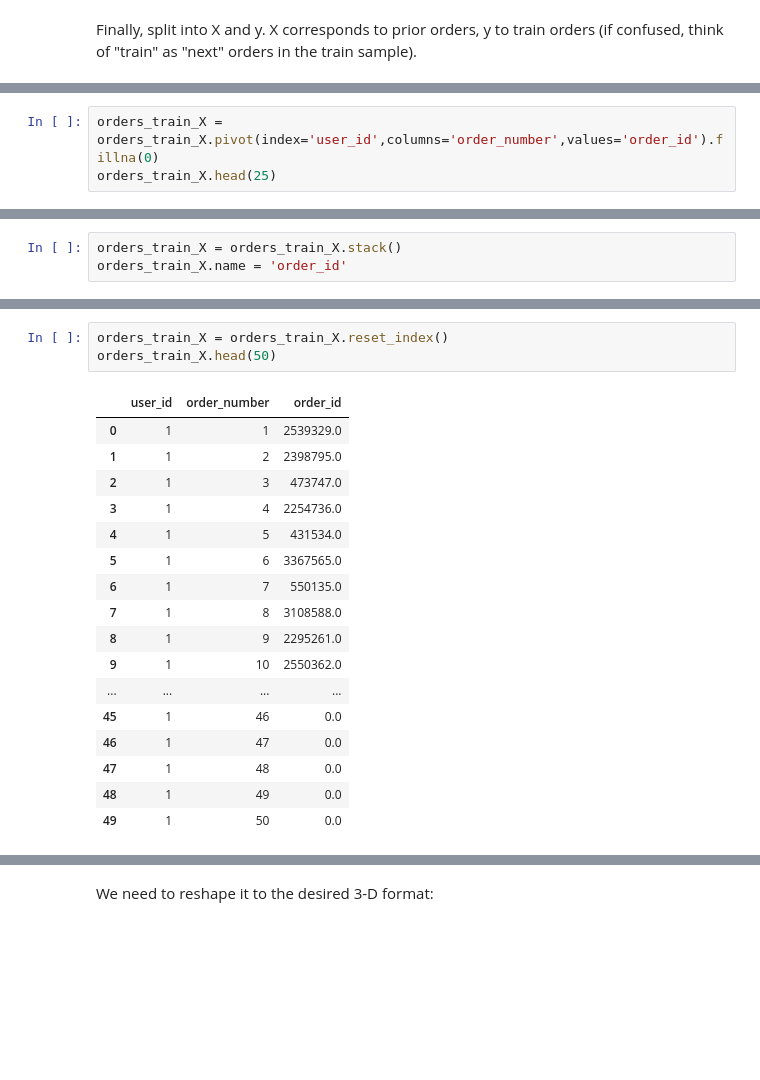
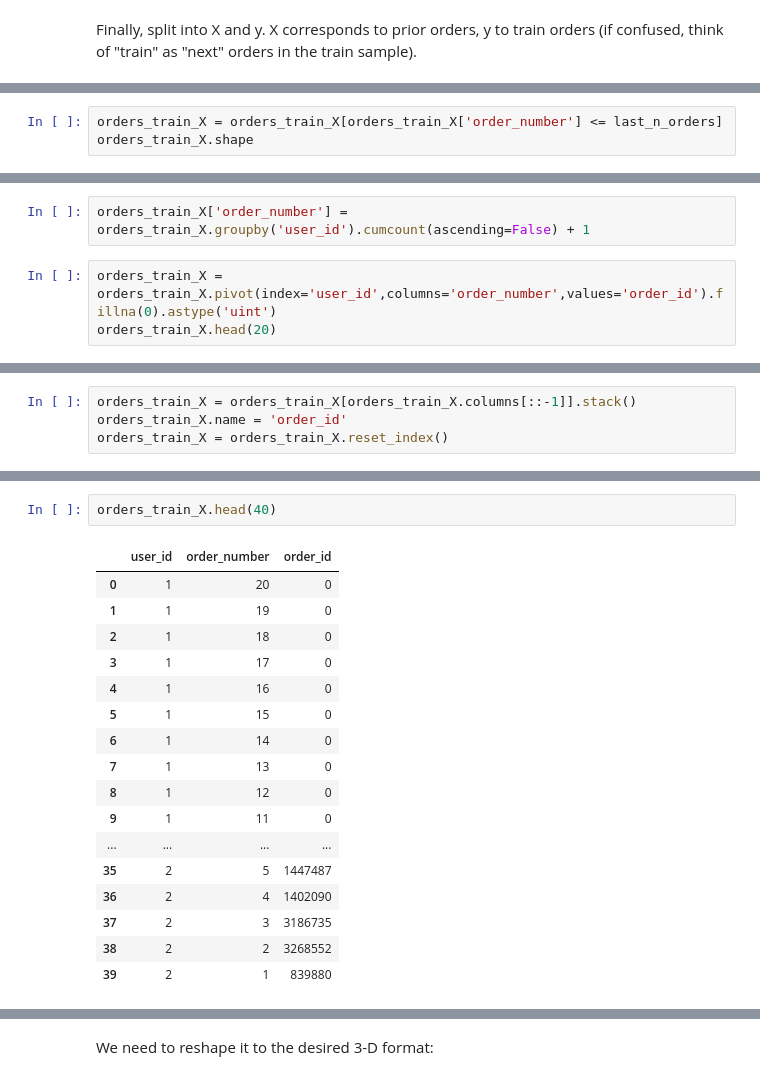
Before and after one commit to robertc2020/Capstone_Project_3-Instacart_Market_Basket_Analysis, a Jupyter notebook: preprocessing_and_modeling.ipynb, the cells around one changed output, grey strips where cells are left out. Drawn from its saved outputs; the diff is of its cells as text; blank space fills up the shorter version.

```diff
--- a/preprocessing_and_modeling.ipynb
+++ b/preprocessing_and_modeling.ipynb
@@ -252,0 +568,3 @@ Let's pivot and stack back the X array to change the floating "orders_c" vectors
+# %%
+orders_train_X = orders_train_X[orders_train_X['order_number'] <= last_n_orders]
+orders_train_X.shape
@@ -253,6 +599,8 @@ Let's pivot and stack back the X array to change the floating "orders_c" vectors
+# %%
+orders_train_X['order_number'] = orders_train_X.groupby('user_id').cumcount(ascending=False) + 1
 # %%
-orders_train_X = orders_train_X.pivot(index='user_id',columns='order_number',values='order_id').fillna(0)
-orders_train_X.head(25)
+orders_train_X = orders_train_X.pivot(index='user_id',columns='order_number',values='order_id').fillna(0).astype('uint')
+orders_train_X.head(20)
 # %% [output]
 | order_number | 1 | 2 | 3 | 4 | 5 | 6 | 7 | 8 | 9 | 10 | ... |
 | user_id |  |  |  |  |  |  |  |  |  |  | ... |
@@ -280,3 +623,4 @@ orders_train_X.shape, size(orders_train_X)
 # %%
-orders_train_X = orders_train_X.stack()
+orders_train_X = orders_train_X[orders_train_X.columns[::-1]].stack()
 orders_train_X.name = 'order_id'
+orders_train_X = orders_train_X.reset_index()
@@ -287,24 +627,23 @@ orders_train_X.shape,size(orders_train_X)
 # %%
-orders_train_X = orders_train_X.reset_index()
-orders_train_X.head(50)
+orders_train_X.head(40)
 # %% [output]
 |  | user_id | order_number | order_id |
-| 0 | 1 | 1 | 2539329.0 |
-| 1 | 1 | 2 | 2398795.0 |
-| 2 | 1 | 3 | 473747.0 |
-| 3 | 1 | 4 | 2254736.0 |
-| 4 | 1 | 5 | 431534.0 |
-| 5 | 1 | 6 | 3367565.0 |
-| 6 | 1 | 7 | 550135.0 |
-| 7 | 1 | 8 | 3108588.0 |
-| 8 | 1 | 9 | 2295261.0 |
-| 9 | 1 | 10 | 2550362.0 |
+| 0 | 1 | 20 | 0 |
+| 1 | 1 | 19 | 0 |
+| 2 | 1 | 18 | 0 |
+| 3 | 1 | 17 | 0 |
+| 4 | 1 | 16 | 0 |
+| 5 | 1 | 15 | 0 |
+| 6 | 1 | 14 | 0 |
+| 7 | 1 | 13 | 0 |
+| 8 | 1 | 12 | 0 |
+| 9 | 1 | 11 | 0 |
 | ... | ... | ... | ... |
-| 45 | 1 | 46 | 0.0 |
-| 46 | 1 | 47 | 0.0 |
-| 47 | 1 | 48 | 0.0 |
-| 48 | 1 | 49 | 0.0 |
-| 49 | 1 | 50 | 0.0 |
+| 35 | 2 | 5 | 1447487 |
+| 36 | 2 | 4 | 1402090 |
+| 37 | 2 | 3 | 3186735 |
+| 38 | 2 | 2 | 3268552 |
+| 39 | 2 | 1 | 839880 |
 # %%
 orders_train_X.groupby('user_id')['order_number'].count().head()
 # %% [output]
```
Also changed, not shown: parts of 309 cells of this notebook.
